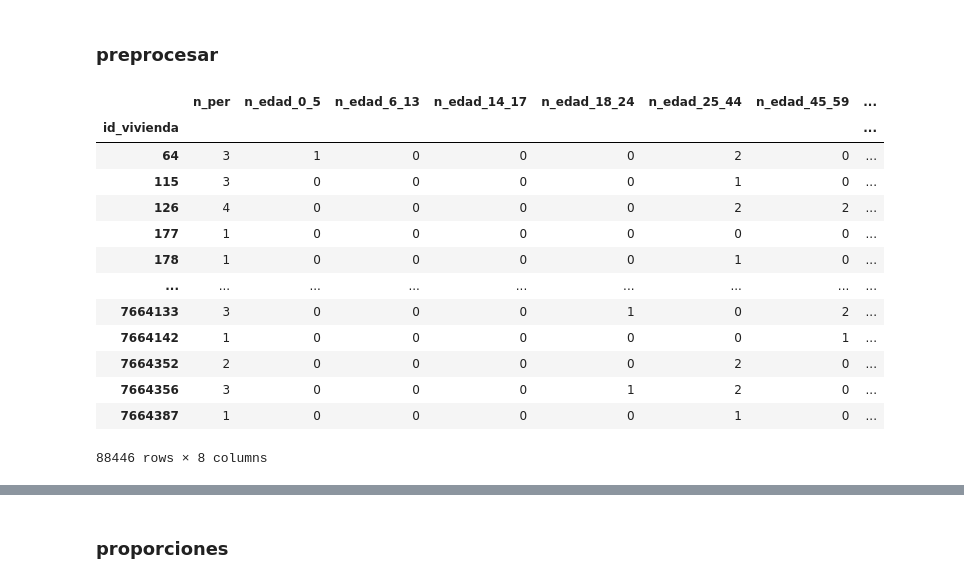
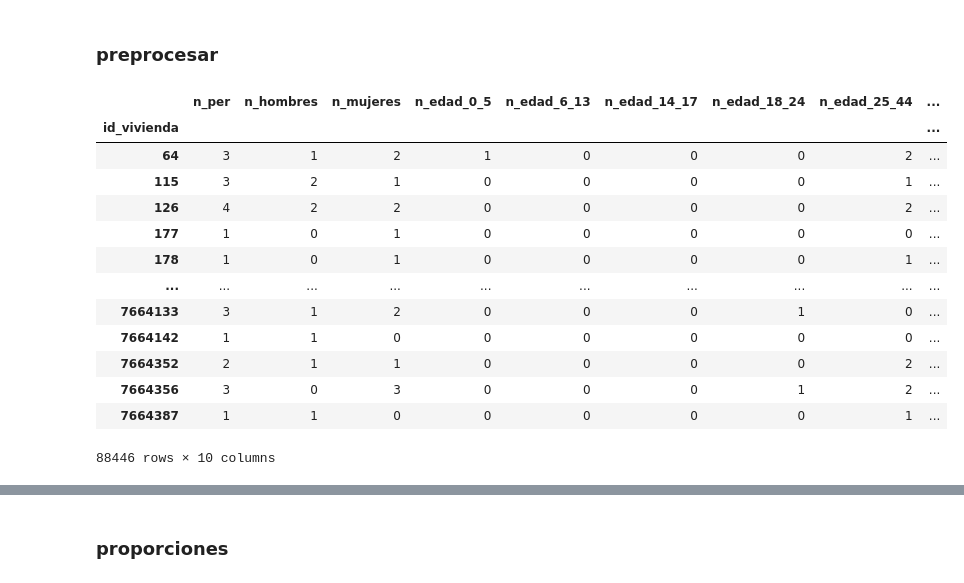
Before and after one commit to zetaso/census-localization, a Jupyter notebook: main.ipynb, the cells around one changed output, grey strips where cells are left out. Drawn from its saved outputs; the diff is of its cells as text; code cells hidden in the pictures.

```diff
--- a/main.ipynb
+++ b/main.ipynb
@@ -59,5 +51,5 @@ blocks_df
 # %%
-per_df = pd.read_csv("data/personas_censo2024.csv", sep=";")
+per_df = pd.read_parquet("data/personas_censo2024.parquet")
 # per_df = per_df[per_df.provincia == 81]
 per_df = per_df[per_df.comuna == 8101]
 per_df
@@ -114,15 +92,15 @@ Name: count, dtype: int64
 
 ### definicion de variables
 # %%
-att_df = pd.DataFrame(data=[
+per_att_df = pd.DataFrame(data=[
     ["n_per", 1.0],
+    ["n_hombres", 1.0],
+    ["n_mujeres", 1.0],
     ["n_edad_0_5", 1.0],
     ["n_edad_6_13", 1.0],
     ["n_edad_14_17", 1.0],
     ["n_edad_18_24", 1.0],
     ["n_edad_25_44", 1.0],
     ["n_edad_45_59", 1.0],
-    ["n_edad_60_mas", 1.0]
+    ["n_edad_60_mas", 1.0],
 ], columns=["name", "weight"])
-
-att_df
@@ -141,41 +149,41 @@ att_df
 # %%
 # por cada variable en attributes debe haber una asignación
 
 houses_df = (
     per_df.assign(
         n_per = 1,
-        # n_hombres = lambda x: x.sexo == 1,
-        # n_mujeres = lambda x: x.sexo == 2,
+        n_hombres = lambda x: x.sexo == 1,
+        n_mujeres = lambda x: x.sexo == 2,
         n_edad_0_5 = lambda x: x.edad <= 5,
         n_edad_6_13 = lambda x: x.edad.between(6, 13),
         n_edad_14_17 = lambda x: x.edad.between(14, 17),
         n_edad_18_24 = lambda x: x.edad.between(18, 24),
         n_edad_25_44 = lambda x: x.edad.between(25, 44),
         n_edad_45_59 = lambda x: x.edad.between(45, 59),
         n_edad_60_mas = lambda x: x.edad >= 60,
     )[[
         "id_vivienda",
-        *att_df.name
+        *per_att_df.name
     ]]
     .groupby("id_vivienda")
     .sum()
     .reset_index()
 )
 houses_df = houses_df.set_index("id_vivienda")
 
 houses_df
 # %% [output]
-|  | n_per | n_edad_0_5 | n_edad_6_13 | n_edad_14_17 | n_edad_18_24 | n_edad_25_44 | n_edad_45_59 | ... |
-| id_vivienda |  |  |  |  |  |  |  | ... |
-| 64 | 3 | 1 | 0 | 0 | 0 | 2 | 0 | ... |
-| 115 | 3 | 0 | 0 | 0 | 0 | 1 | 0 | ... |
-| 126 | 4 | 0 | 0 | 0 | 0 | 2 | 2 | ... |
-| 177 | 1 | 0 | 0 | 0 | 0 | 0 | 0 | ... |
-| 178 | 1 | 0 | 0 | 0 | 0 | 1 | 0 | ... |
-| ... | ... | ... | ... | ... | ... | ... | ... | ... |
-| 7664133 | 3 | 0 | 0 | 0 | 1 | 0 | 2 | ... |
-| 7664142 | 1 | 0 | 0 | 0 | 0 | 0 | 1 | ... |
-| 7664352 | 2 | 0 | 0 | 0 | 0 | 2 | 0 | ... |
-| 7664356 | 3 | 0 | 0 | 0 | 1 | 2 | 0 | ... |
-| 7664387 | 1 | 0 | 0 | 0 | 0 | 1 | 0 | ... |
+|  | n_per | n_hombres | n_mujeres | n_edad_0_5 | n_edad_6_13 | n_edad_14_17 | n_edad_18_24 | n_edad_25_44 | ... |
+| id_vivienda |  |  |  |  |  |  |  |  | ... |
+| 64 | 3 | 1 | 2 | 1 | 0 | 0 | 0 | 2 | ... |
+| 115 | 3 | 2 | 1 | 0 | 0 | 0 | 0 | 1 | ... |
+| 126 | 4 | 2 | 2 | 0 | 0 | 0 | 0 | 2 | ... |
+| 177 | 1 | 0 | 1 | 0 | 0 | 0 | 0 | 0 | ... |
+| 178 | 1 | 0 | 1 | 0 | 0 | 0 | 0 | 1 | ... |
+| ... | ... | ... | ... | ... | ... | ... | ... | ... | ... |
+| 7664133 | 3 | 1 | 2 | 0 | 0 | 0 | 1 | 0 | ... |
+| 7664142 | 1 | 1 | 0 | 0 | 0 | 0 | 0 | 0 | ... |
+| 7664352 | 2 | 1 | 1 | 0 | 0 | 0 | 0 | 2 | ... |
+| 7664356 | 3 | 0 | 3 | 0 | 0 | 0 | 1 | 2 | ... |
+| 7664387 | 1 | 1 | 0 | 0 | 0 | 0 | 0 | 1 | ... |
-88446 rows × 8 columns
+88446 rows × 10 columns
```
Also changed, not shown: parts of 35 cells of this notebook.
